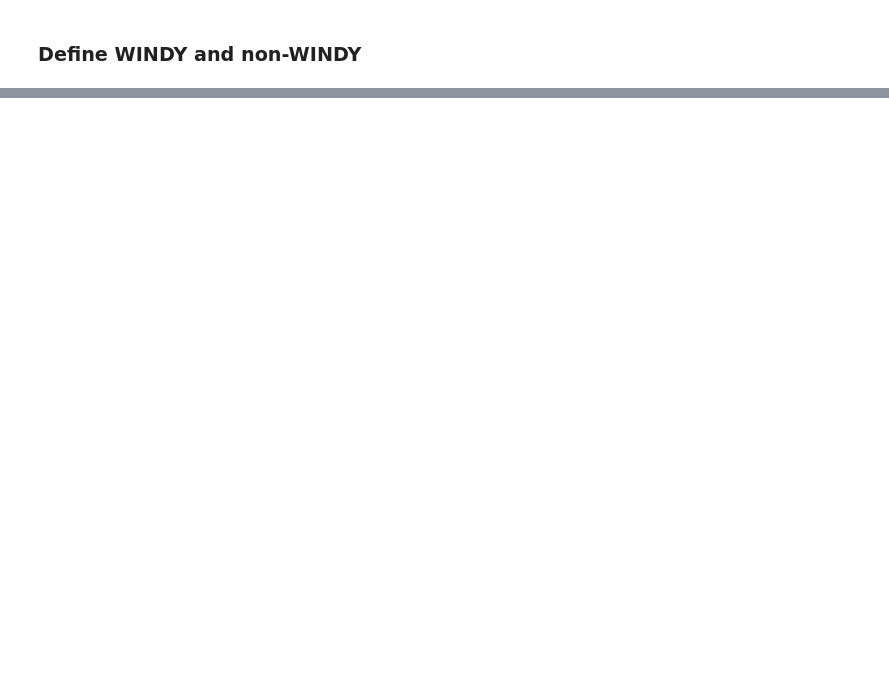
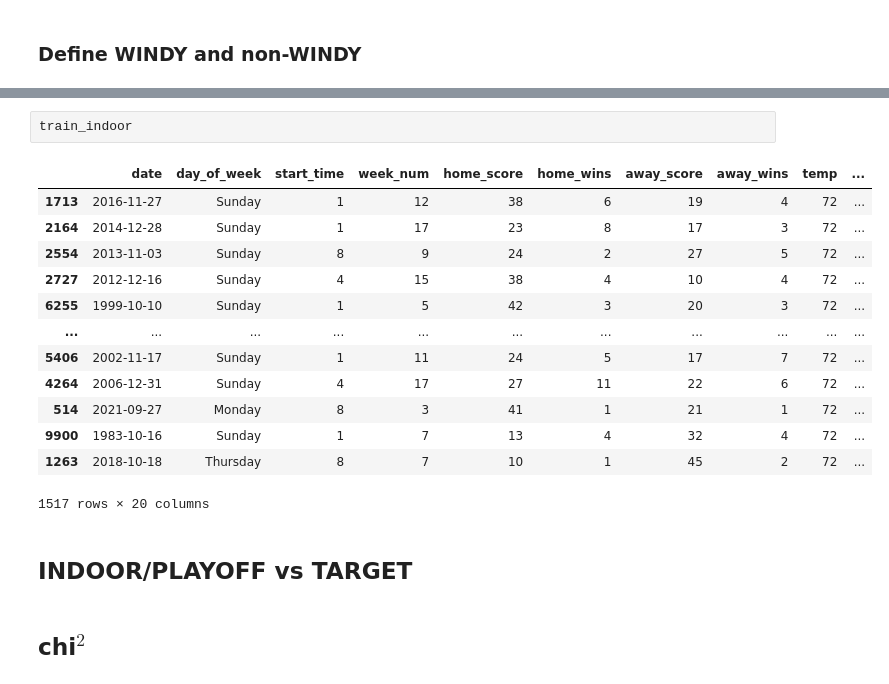
Before and after one commit to Project-Over-Under/Over_Under, a Jupyter notebook: EXPLORE/explore_r.ipynb, the cells around one changed output, grey strips where cells are left out. Cells and saved outputs as stored; diff of their text form; blank space fills up the shorter version.

```diff
--- a/EXPLORE/explore_r.ipynb
+++ b/EXPLORE/explore_r.ipynb
@@ -346,0 +714,20 @@ Name: is_under, dtype: float64
+# %%
+train_indoor
+# %% [output]
+|  | date | day_of_week | start_time | week_num | home_score | home_wins | away_score | away_wins | temp | ... |
+| 1713 | 2016-11-27 | Sunday | 1 | 12 | 38 | 6 | 19 | 4 | 72 | ... |
+| 2164 | 2014-12-28 | Sunday | 1 | 17 | 23 | 8 | 17 | 3 | 72 | ... |
+| 2554 | 2013-11-03 | Sunday | 8 | 9 | 24 | 2 | 27 | 5 | 72 | ... |
+| 2727 | 2012-12-16 | Sunday | 4 | 15 | 38 | 4 | 10 | 4 | 72 | ... |
+| 6255 | 1999-10-10 | Sunday | 1 | 5 | 42 | 3 | 20 | 3 | 72 | ... |
+| ... | ... | ... | ... | ... | ... | ... | ... | ... | ... | ... |
+| 5406 | 2002-11-17 | Sunday | 1 | 11 | 24 | 5 | 17 | 7 | 72 | ... |
+| 4264 | 2006-12-31 | Sunday | 4 | 17 | 27 | 11 | 22 | 6 | 72 | ... |
+| 514 | 2021-09-27 | Monday | 8 | 3 | 41 | 1 | 21 | 1 | 72 | ... |
+| 9900 | 1983-10-16 | Sunday | 1 | 7 | 13 | 4 | 32 | 4 | 72 | ... |
+| 1263 | 2018-10-18 | Thursday | 8 | 7 | 10 | 1 | 45 | 2 | 72 | ... |
+1517 rows × 20 columns
+# %% [markdown]
+## INDOOR/PLAYOFF vs TARGET
+# %% [markdown]
+## chi$^{2}$
```
Also changed, not shown: parts of 106 cells of this notebook, 2 other files.
